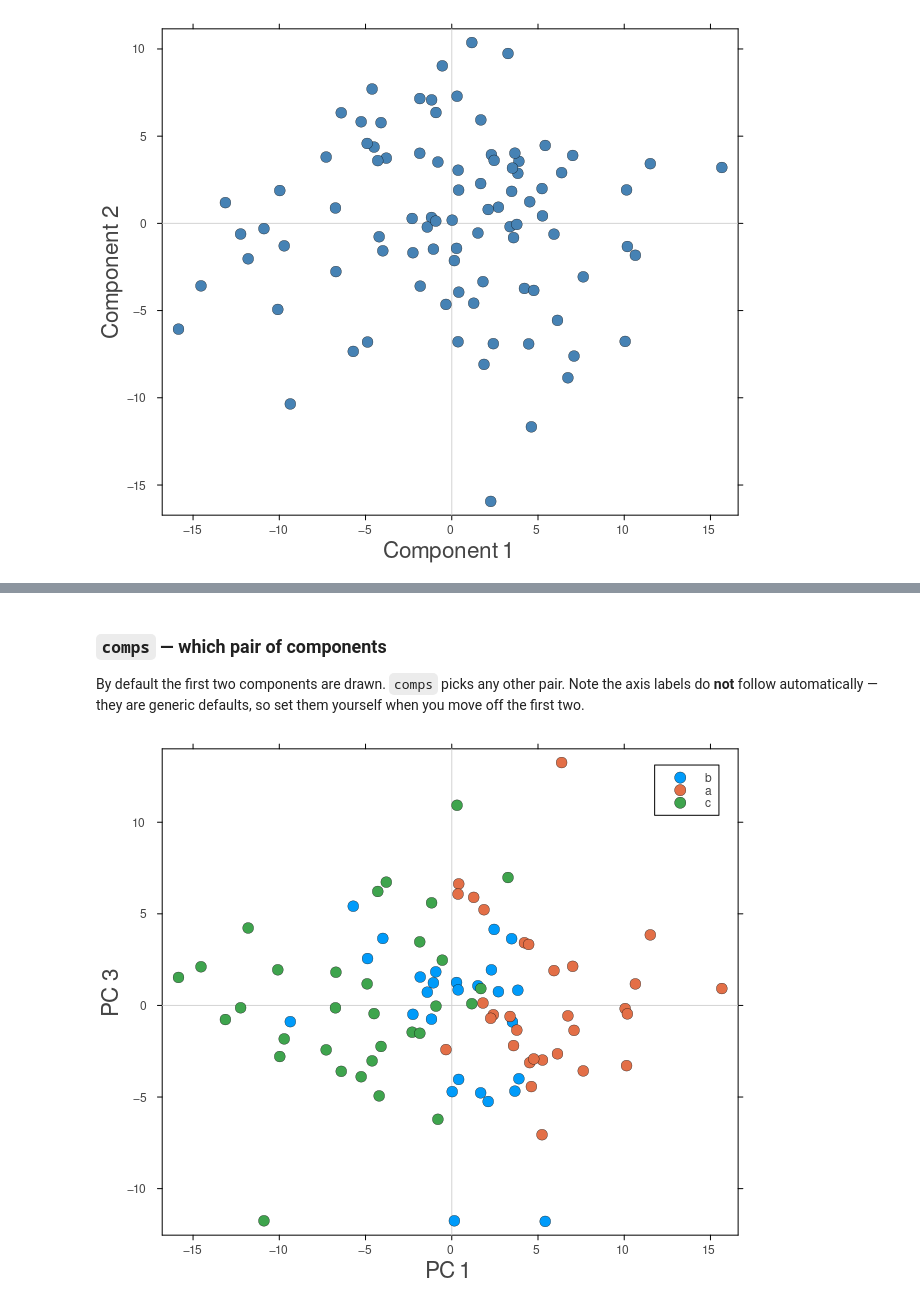
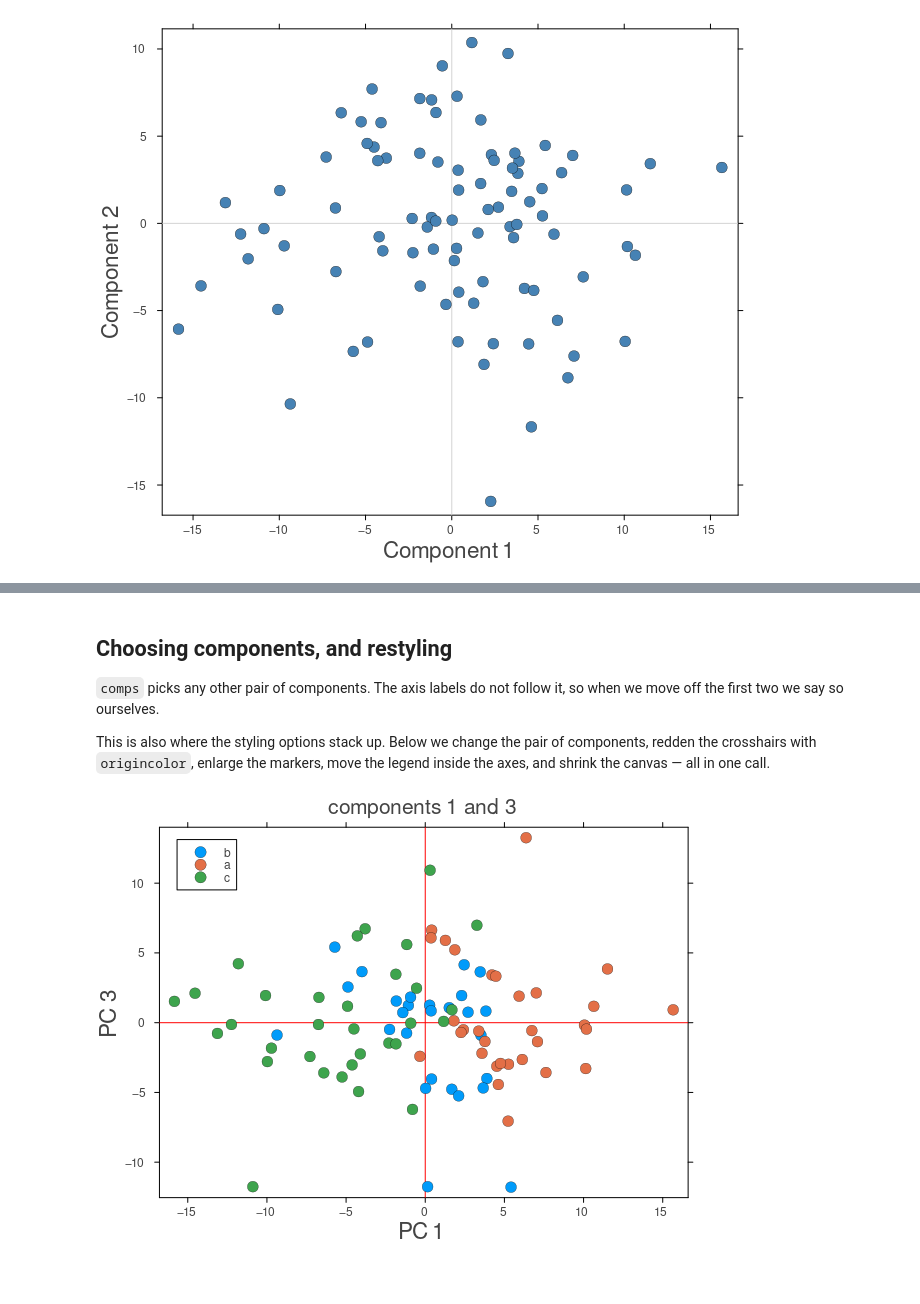
Before and after one commit to BanerjeeAbhisek/WolfRiverPlots.jl, a Jupyter notebook: notebooks/scores.ipynb, the cells around one changed output, grey strips where cells are left out. Saved outputs shown, nothing was run; the diff lists cells and outputs as text; code cells hidden in the pictures; blank space fills up the shorter version.

Commit message:
added scores.ipynb and loadings.ipynb

```diff
--- a/notebooks/scores.ipynb
+++ b/notebooks/scores.ipynb
@@ -88,9 +70,19 @@ plot_scores(S; group = replace(y, "a" => "low", "b" => "mid", "c" => "high"))
-# %% [markdown]
-### `comps` — which pair of components
-
-By default the first two components are drawn. `comps` picks any other pair. Note the axis labels do **not** follow automatically — they are generic defaults, so set them yourself when you move off the first two.
+# %% [markdown]
+## Choosing components, and restyling
+
+`comps` picks any other pair of components. The axis labels do not follow it, so when we move off the first two we say so ourselves.
+
+This is also where the styling options stack up. Below we change the pair of components, redden the crosshairs with `origincolor`, enlarge the markers, move the legend inside the axes, and shrink the canvas — all in one call.
 # %%
-plot_scores(S; group = y, comps = (1, 3),
-            xlabel = "PC 1", ylabel = "PC 3")
+plot_scores(S;
+            group       = y,
+            comps       = (1, 3),
+            xlabel      = "PC 1",
+            ylabel      = "PC 3",
+            title       = "components 1 and 3",
+            origincolor = :red,
+            marker      = 10,
+            legend      = :topleft,
+            size        = (600, 450))
 # %% [output]
-[figure, old version]
+[figure, new version]
```
Also changed, not shown: parts of 21 cells of this notebook, 1 other file.
